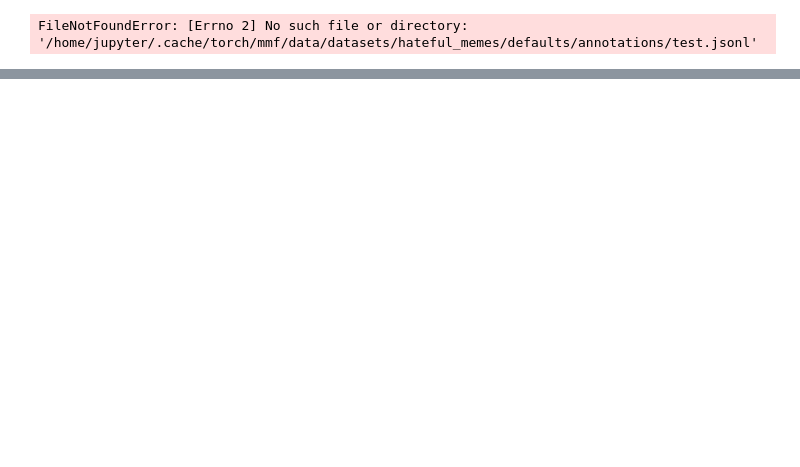
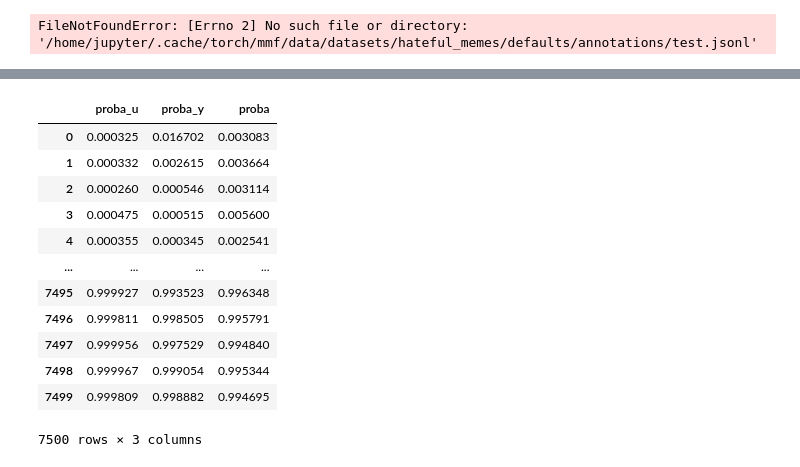
Before and after one commit to fff321755/pdlsp-final-project, a Jupyter notebook: eval.ipynb, the cells around one changed output, grey strips where cells are left out. Saved outputs shown, nothing was run; the diff lists cells and outputs as text; code cells hidden in the pictures; blank space fills up the shorter version.

```diff
--- a/eval.ipynb
+++ b/eval.ipynb
@@ -178,9 +204,14 @@ class Ensemble:
 # %%
-ensemble = Ensemble("./uniter-oscar/vilio/Ensemble_files/test.csv",
+ensemble = Ensemble("./test.jsonl",
                     "./uniter-oscar/vilio/Ensemble_files/U36_test_unseen_converted.csv",
                     "./uniter-oscar/vilio/Ensemble_files/O36_test_unseen_converted.csv",
                     "./vilbert/output/test.csv",
-                    "./visual_bert/output/test.csv")
+                    "./visual_bert/output/test.csv",
+                    "./train.jsonl",
+                    "./uniter-oscar/vilio/Ensemble_files/U36_train.csv",
+                    "./vilbert/output/train.csv",
+                    "./visual_bert/output/train.csv"
+                   )
 # %%
 ensemble.single_model_acc()
 # %% [output]
@@ -191,3 +236,19 @@ VilBERT Accuracy : 0.584
+# %%
+ensemble.X_train
+# %% [output]
+|  | proba_u | proba_y | proba |
+| 0 | 0.000325 | 0.016702 | 0.003083 |
+| 1 | 0.000332 | 0.002615 | 0.003664 |
+| 2 | 0.000260 | 0.000546 | 0.003114 |
+| 3 | 0.000475 | 0.000515 | 0.005600 |
+| 4 | 0.000355 | 0.000345 | 0.002541 |
+| ... | ... | ... | ... |
+| 7495 | 0.999927 | 0.993523 | 0.996348 |
+| 7496 | 0.999811 | 0.998505 | 0.995791 |
+| 7497 | 0.999956 | 0.997529 | 0.994840 |
+| 7498 | 0.999967 | 0.999054 | 0.995344 |
+| 7499 | 0.999809 | 0.998882 | 0.994695 |
+7500 rows × 3 columns
 # %%
 ensemble.simple_average()
 # %% [output]
```
Also changed, not shown: parts of 14 cells of this notebook, 4 other files.
